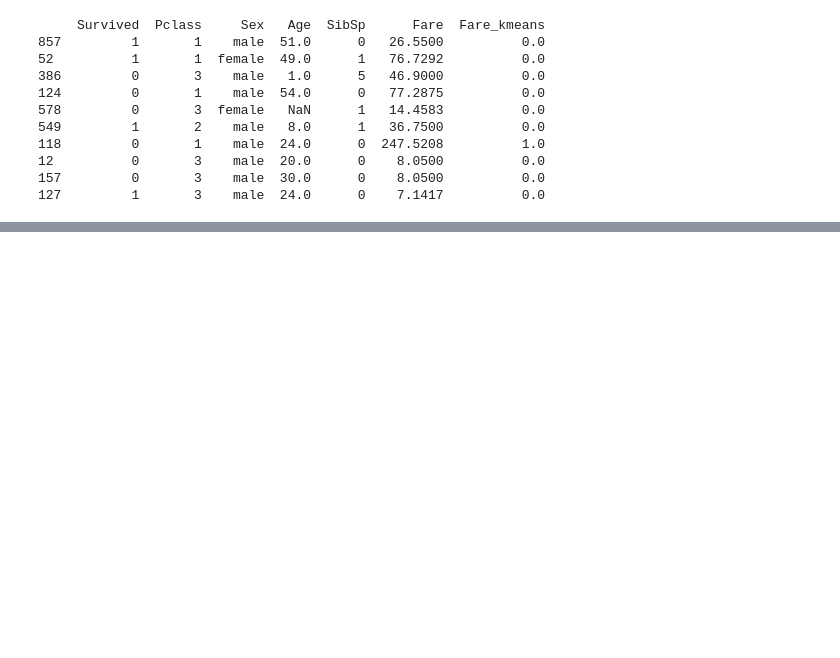
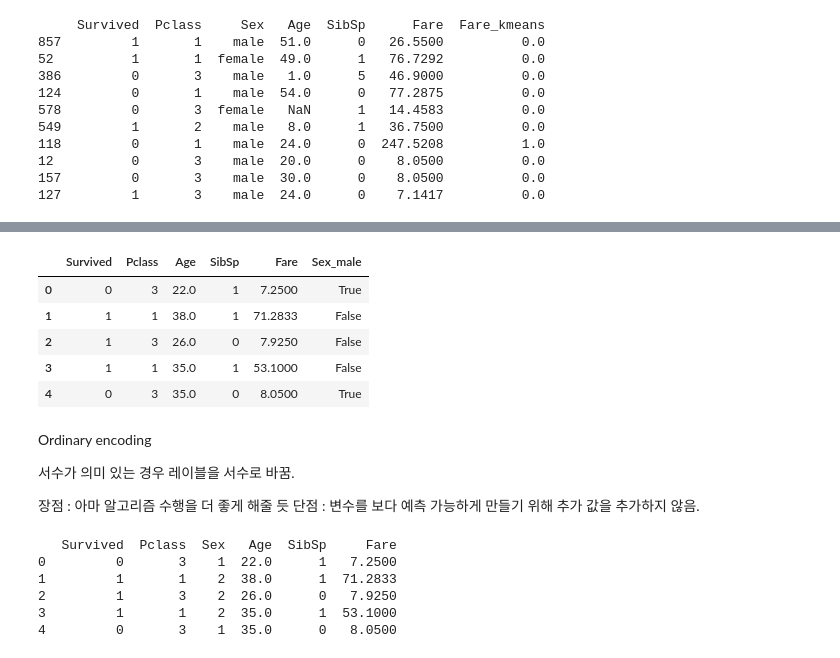
Before and after one commit to KangSikWoo/AIphoria-SelfStudy, a Jupyter notebook: ai_3/3. featureEngineering_우강식.ipynb, the cells around one changed output, grey strips where cells are left out. Cells and saved outputs as stored; diff of their text form; code cells hidden in the pictures; blank space fills up the shorter version.

```diff
--- a/ai_3/3. featureEngineering_우강식.ipynb
+++ b/ai_3/3. featureEngineering_우강식.ipynb
@@ -274,0 +302,30 @@ print(X_train_copy.head(10))
+# %%
+data1 = pd.get_dummies(data,drop_first=True) #원-핫 인코딩
+data1.head()
+# %% [output]
+|  | Survived | Pclass | Age | SibSp | Fare | Sex_male |
+| 0 | 0 | 3 | 22.0 | 1 | 7.2500 | True |
+| 1 | 1 | 1 | 38.0 | 1 | 71.2833 | False |
+| 2 | 1 | 3 | 26.0 | 0 | 7.9250 | False |
+| 3 | 1 | 1 | 35.0 | 1 | 53.1000 | False |
+| 4 | 0 | 3 | 35.0 | 0 | 8.0500 | True |
+# %% [markdown]
+Ordinary encoding
+
+서수가 의미 있는 경우 레이블을 서수로 바꿈.
+
+장점 : 아마 알고리즘 수행을 더 좋게 해줄 듯
+단점 : 변수를 보다 예측 가능하게 만들기 위해 추가 값을 추가하지 않음.
+# %%
+from category_encoders import *
+
+ord_enc = OrdinalEncoder(cols=['Sex']).fit(X_train,y_train)
+data2 = ord_enc.transform(data)
+print(data2.head(5))
+# %% [output]
+   Survived  Pclass  Sex   Age  SibSp     Fare
+0         0       3    1  22.0      1   7.2500
+1         1       1    2  38.0      1  71.2833
+2         1       3    2  26.0      0   7.9250
+3         1       1    2  35.0      1  53.1000
+4         0       3    1  35.0      0   8.0500
```
Also changed, not shown: parts of 12 cells of this notebook, 3 other files.
